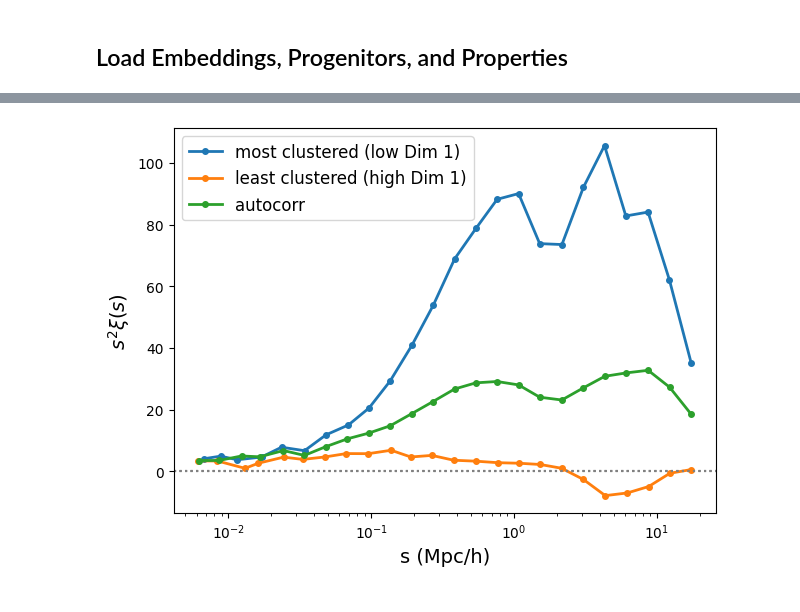
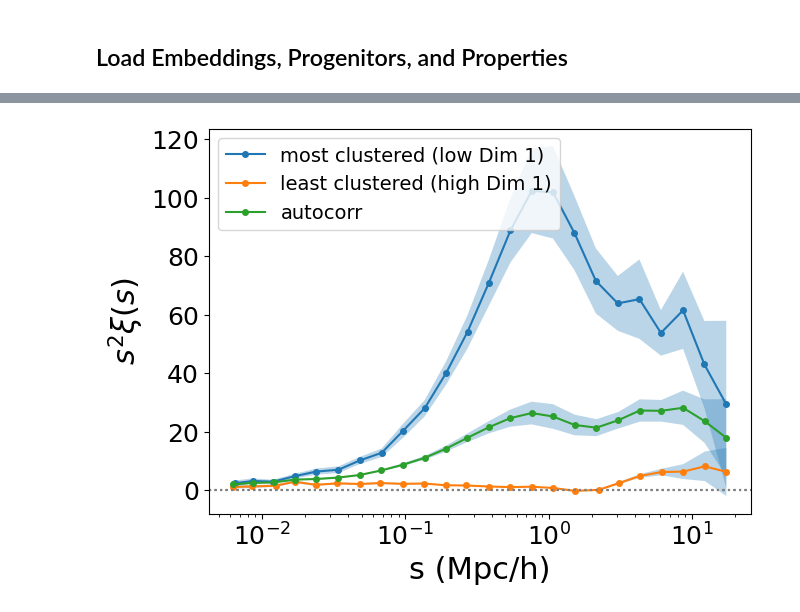
Before and after one commit to asmuzsoy/galaxy-manifolds, a Jupyter notebook: cross_correlations.ipynb, the cells around one changed output, grey strips where cells are left out. Drawn from its saved outputs; the diff is of its cells as text; code cells hidden in the pictures.

```diff
--- a/cross_correlations.ipynb
+++ b/cross_correlations.ipynb
@@ -87,5 +19,5 @@ emb[99]['embedding'].shape
 # %%
-data99 = np.load('snapshot99_embedding.npz')
+data99 = np.load('snapshot99_embedding_r2_all.npz')
 positions_z0 = data99['positions']   # shape (N, 3): [x, y, z] per galaxy
 print(positions_z0.shape)
 # %% [output]
@@ -97,9 +33,9 @@ data99['embedding'].shape
 # %%
 boxsize = 75.0
-edges = np.logspace(np.log10(0.5), np.log10(30.0), 25)        # s bin edges in Mpc/h
+edges = np.logspace(np.log10(0.5), np.log10(20.0), 25)        # s bin edges in Mpc/h
 
 # all z=0 positions, row-aligned with X[99]
-positions_z0 = np.load('snapshot99_embedding.npz')['positions']   # (N, 3) Mpc/h
+positions_z0 = data99['positions']   # (N, 3) Mpc/h
 
 # top third of embedding Dim 1
 dim1   = data99['embedding'][:, 0]
@@ -151,9 +91,9 @@ plt.show()
 # %%
 boxsize = 75.0
-edges = np.logspace(np.log10(0.5), np.log10(30.0), 25)        # s bin edges in Mpc/h
+edges = np.logspace(np.log10(0.005), np.log10(20.0), 25)    # s bin edges in Mpc/h
 
 # all z=0 positions, row-aligned with X[99]
-positions_z0 = np.load('snapshot99_embedding.npz')['positions']   # (N, 3) Mpc/h
+positions_z0 = data99['positions']   # (N, 3) Mpc/h
 
 # top third of embedding Dim 1
 dim1   = data99['embedding'][:, 0]
@@ -268,50 +249,81 @@ def plot_cross_corr(mask, positions=positions_z0, boxsize=75.0, edges=None,
     -------
     s, xi : arrays
     """
+    # --- publication formatting (matches the other figures) ---
+    LABEL_FS  = 22   # axis labels
+    TICK_FS   = 18   # tick labels
+    LEGEND_FS = 14   # legend text
+
     if edges is None:
         edges = np.logspace(np.log10(0.005), np.log10(20.0), 25)
 
     pos_all = positions % boxsize
     pos_sub = positions[mask] % boxsize
 
+    # jackknife region labels: 3x3x3 = 27 regions of 25 Mpc/h ( > s_max = 20)
+    subsampler = BoxSubsampler(boxsize=boxsize, boxcenter=boxsize / 2, nsamples=(3, 3, 3),
+                                position_type='pos')
+    labels_all = subsampler.label(pos_all)     # length-N labels, aligned with pos_all rows
+    labels_sub = subsampler.label(pos_sub)
+
+
     result = TwoPointCorrelationFunction(
         's', edges,
-        data_positions1=pos_all.T,        # all galaxies
-        data_positions2=pos_sub.T,        # masked subpopulation
-        position_type='xyz',              # arrays are (3, N) after .T
+        data_positions1=pos_all,        # all galaxies
+        data_positions2=pos_sub,        # masked subpopulation
+        position_type='pos',              # arrays are (3, N) after .T
         los=los,
         boxsize=boxsize,
         nthreads=nthreads,
+        data_samples1=labels_all,
+        data_samples2=labels_sub,
     )
-    s, xi = result(return_sep=True)
+    # s, xi, = result(return_sep=True)
 
     if ax is None:
-        fig, ax = plt.subplots(figsize=(7, 5))
+        fig, ax = plt.subplots(figsize=(8, 6))
     ax.set_xscale('log')
     if plot_s_squared:
-        ax.plot(s, s**2 * xi, marker='o', markersize=4, lw=2, label=label, color=color, linestyle=linestyle)
-        ax.set_ylabel(r'$s^2 \xi(s)$', fontsize=14)
+        s   = result.sep
+        xi  = result.corr
+        err = np.sqrt(np.diag(result.cov()))       # jackknife 1-sigma error
+
+        # --- shaded error region instead of error bars ---
+        y    = s**2 * xi
+        yerr = s**2 * err
+        ax.plot(s, y, '-o', markersize=4,  color=color, linestyle=linestyle, label=label)
+        ax.fill_between(s, y - yerr, y + yerr, alpha=0.3, color=color)
+        # ax.plot(s, s**2 * xi, marker='o', markersize=4, lw=2, label=label, color=color, linestyle=linestyle)
+        ax.set_ylabel(r'$s^2 \xi(s)$', fontsize=LABEL_FS)
     else:
+        s   = result.sep
+        xi  = result.corr
+        err = np.sqrt(np.diag(result.cov()))
         ax.plot(s, xi, marker='o', markersize=4, lw=2, label=label, color=color, linestyle=linestyle)
-        ax.set_ylabel(r'$\xi(s)$', fontsize=14)
+        ax.fill_between(s, xi - err, xi + err, alpha=0.3, color=color)
+
+        ax.set_ylabel(r'$\xi(s)$', fontsize=LABEL_FS)
 
     ax.axhline(0, ls=':', color='gray')
-    ax.set_xlabel('s (Mpc/h)', fontsize=14)
+    ax.set_xlabel('s (Mpc/h)', fontsize=LABEL_FS)
+    ax.tick_params(axis='both', which='major', labelsize=TICK_FS)
+    ax.tick_params(axis='both', which='minor', labelsize=TICK_FS - 4)
     if label is not None:
-        ax.legend(fontsize=12)
+        ax.legend(fontsize=LEGEND_FS)
 
     return s, xi
+
 
 
 fig, ax = plt.subplots(figsize=(7, 5))
 
 plot_cross_corr(dim1 <= np.percentile(dim1, 20), ax=ax, label='most clustered (low Dim 1)', plot_s_squared=True)
 plot_cross_corr(dim1 >= np.percentile(dim1, 80), ax=ax, label='least clustered (high Dim 1)', plot_s_squared=True)
 plot_cross_corr(dim1 <= np.max(dim1), ax=ax, label='autocorr', plot_s_squared=True)
 
 plt.show()
 # %% [output]
-[figure, old version]
+[figure, new version]
 # %%
 fig, ax = plt.subplots(figsize=(7, 5))
 plot_cross_corr(dim2 <= np.percentile(dim2, 20), ax=ax, label='low Dim 2', plot_s_squared=True)
```
Also changed, not shown: parts of 23 cells of this notebook, 3 other files.
